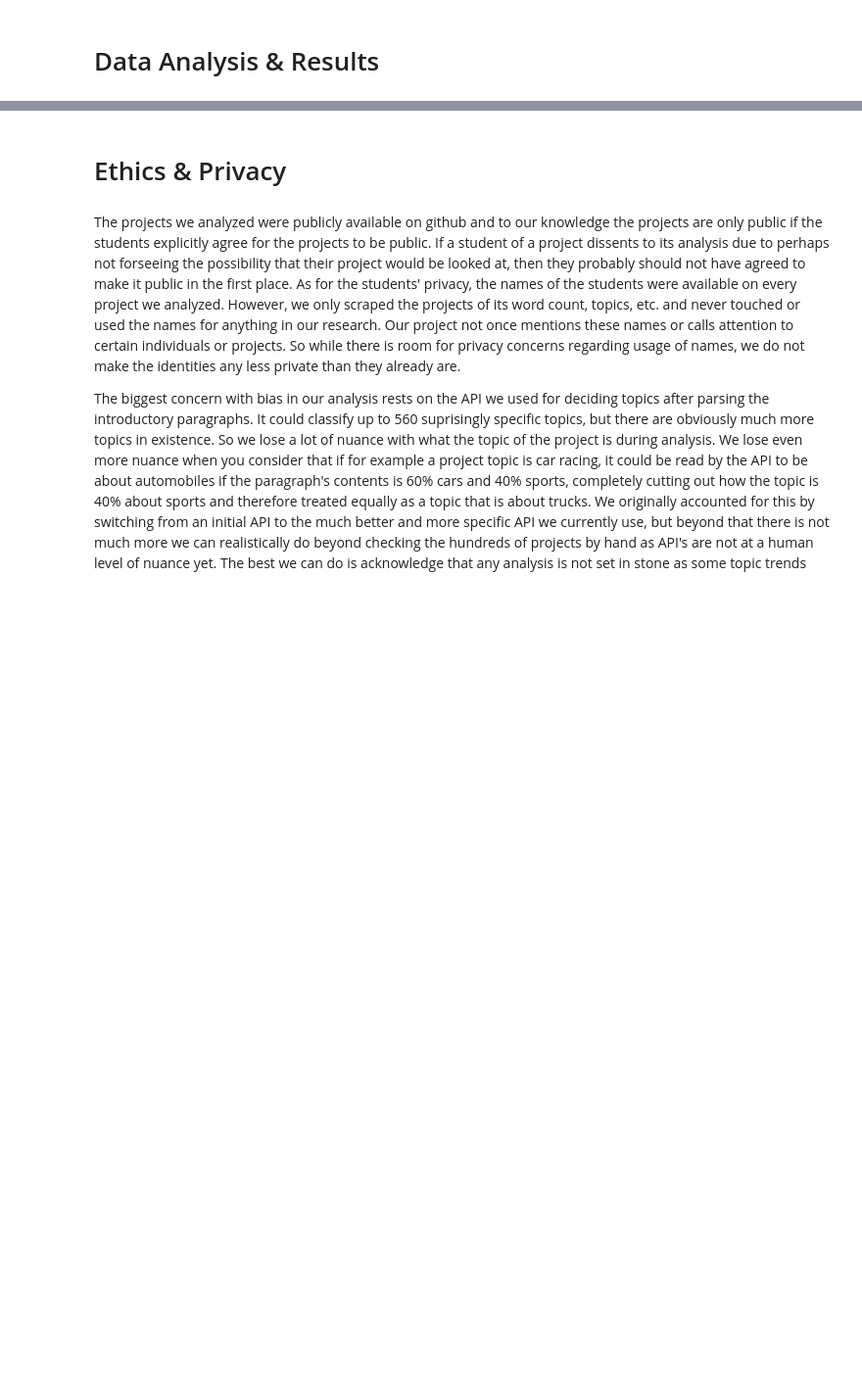
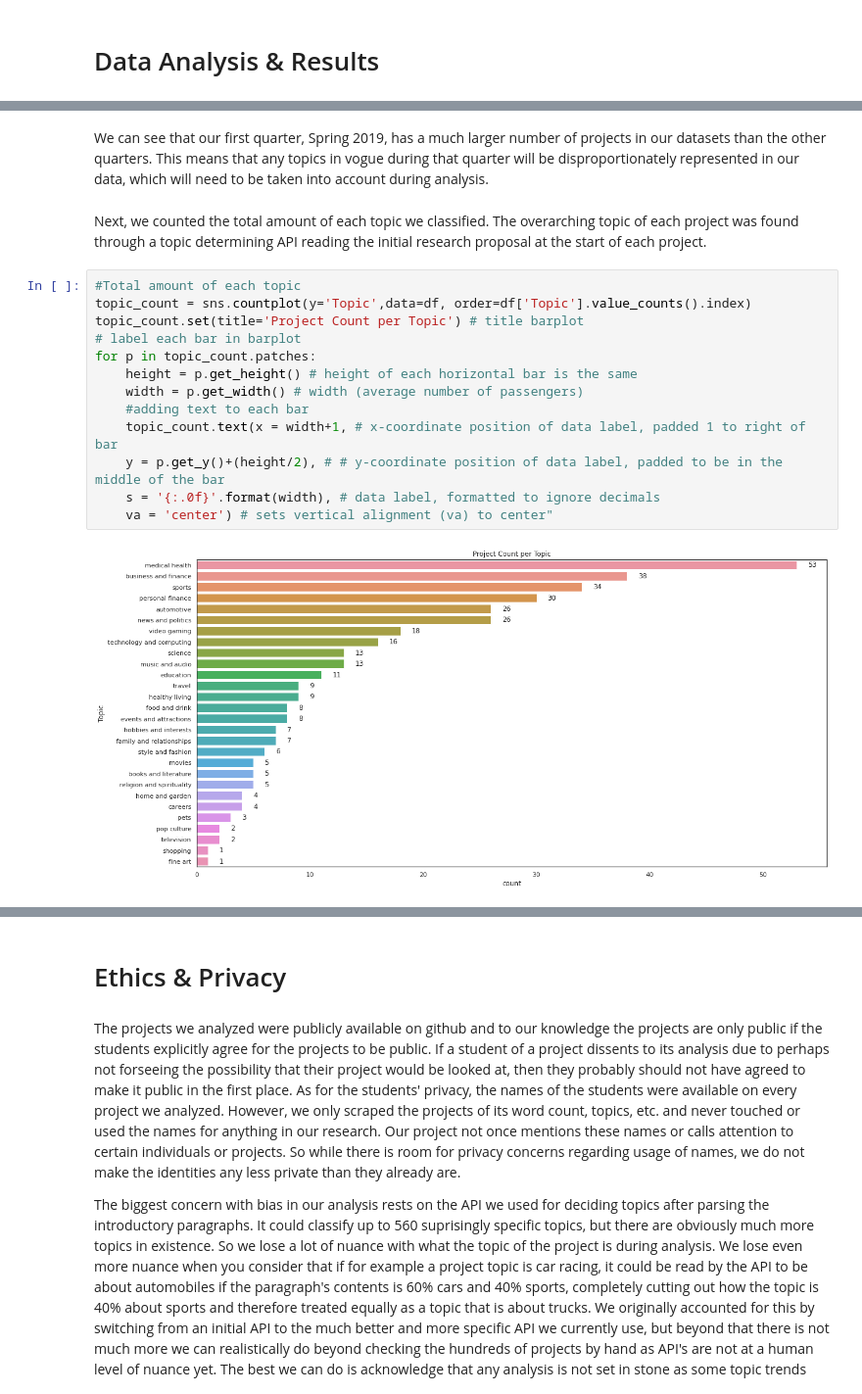
Before and after one commit to jchung01/COGS108-Project-Copy, a Jupyter notebook: FinalProjectGroup096-Fa21.ipynb, the cells around one changed output, grey strips where cells are left out. Shown at 98% size. Saved outputs shown, nothing was run; the diff lists cells and outputs as text; blank space fills up the shorter version.

```diff
--- a/FinalProjectGroup096-Fa21.ipynb
+++ b/FinalProjectGroup096-Fa21.ipynb
@@ -71,0 +285,19 @@ Include cells that describe the steps in your data analysis.
+# %% [markdown]
+We can see that our first quarter, Spring 2019, has a much larger number of projects in our datasets than the other quarters. This means that any topics in vogue during that quarter will be disproportionately represented in our data, which will need to be taken into account during analysis.
+# %% [markdown]
+Next, we counted the total amount of each topic we classified. The overarching topic of each project was found through a topic determining API reading the initial research proposal at the start of each project.
+# %%
+#Total amount of each topic
+topic_count = sns.countplot(y='Topic',data=df, order=df['Topic'].value_counts().index)
+topic_count.set(title='Project Count per Topic') # title barplot
+# label each bar in barplot
+for p in topic_count.patches:
+    height = p.get_height() # height of each horizontal bar is the same
+    width = p.get_width() # width (average number of passengers)
+    #adding text to each bar
+    topic_count.text(x = width+1, # x-coordinate position of data label, padded 1 to right of bar
+    y = p.get_y()+(height/2), # # y-coordinate position of data label, padded to be in the middle of the bar
+    s = '{:.0f}'.format(width), # data label, formatted to ignore decimals
+    va = 'center') # sets vertical alignment (va) to center"
+# %% [output]
+[figure, added]
```
Also changed, not shown: parts of 68 cells of this notebook, 2 other files.
